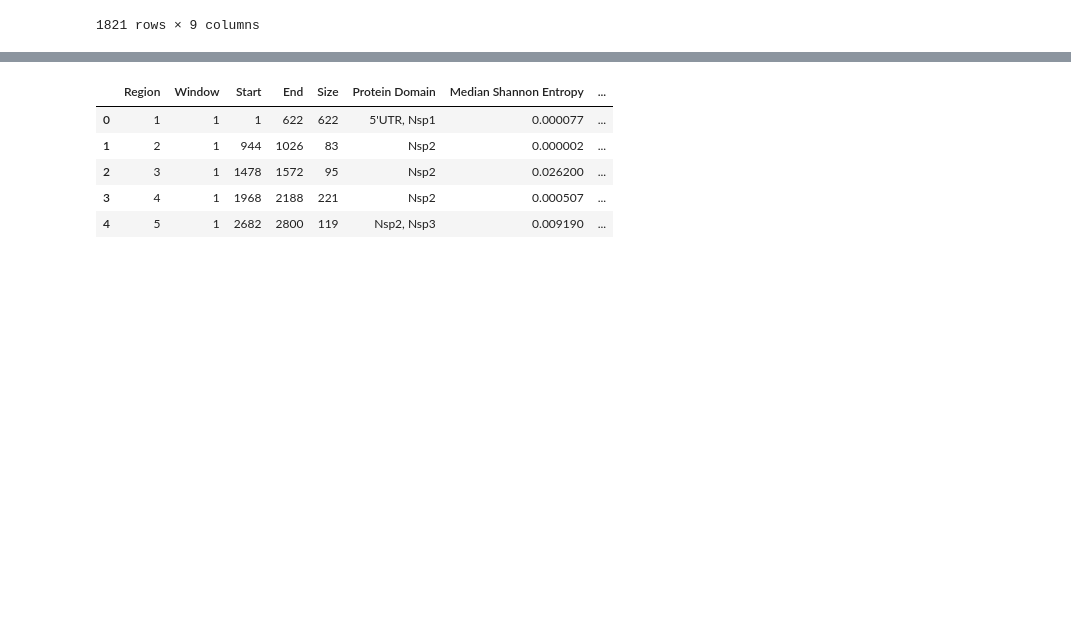
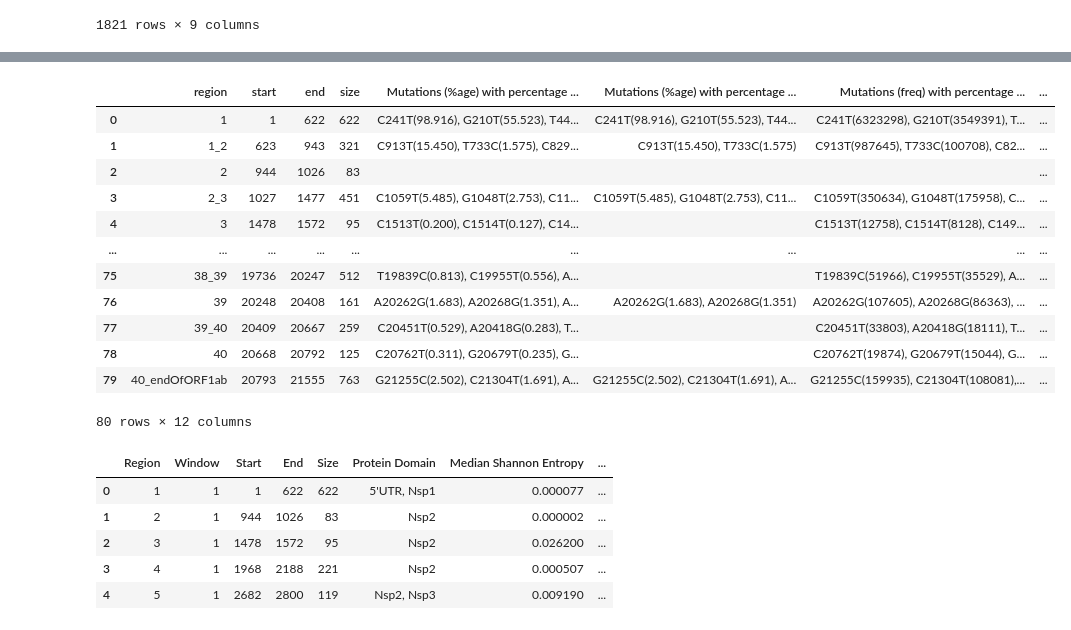
Before and after one commit to iamakhilverma/conserved_stretches_in_sars_cov2, a Jupyter notebook: notebooks_and_scripts/notebook_002.ipynb, the cells around one changed output, grey strips where cells are left out. Saved outputs shown, nothing was run; the diff lists cells and outputs as text; code cells hidden in the pictures; blank space fills up the shorter version.

Commit message:
Updated notebook 2 with random sampling (three ways) for 6 our of 8 matching region finding using mol cell paper

```diff
--- a/notebooks_and_scripts/notebook_002.ipynb
+++ b/notebooks_and_scripts/notebook_002.ipynb
@@ -795,0 +859,10 @@ df_per_pt1
+# %%
+df_orf1ab["Mutations (%age) with percentage abundance >= 0.1"] = ""
+df_orf1ab["Mutations (%age) with percentage abundance >= 1"] = ""
+df_orf1ab["Mutations (freq) with percentage abundance >= 0.1"] = ""
+df_orf1ab["Mutations (freq) with percentage abundance >= 1"] = ""
+df_orf1ab["Sum of mutations frequency with percentage abundance >= 0.1"] = 0
+df_orf1ab["Sum of mutations frequency with percentage abundance >= 1"] = 0
+df_orf1ab["Total mutations with percentage abundance >= 0.1"] = 0
+df_orf1ab["Total mutations with percentage abundance >= 1"] = 0
+df_orf1ab.head()
@@ -796,3 +939,22 @@ df_per_pt1
+# %%
+# df_orf1ab.to_csv(
+#     "../other_data_files/mutations_within_40_vs_others_in_orf1ab.csv", index=False
+# )
+df_orf1ab
+# %% [output]
+|  | region | start | end | size | Mutations (%age) with percentage ... | Mutations (%age) with percentage ... | Mutations (freq) with percentage ... | ... |
+| 0 | 1 | 1 | 622 | 622 | C241T(98.916), G210T(55.523), T44... | C241T(98.916), G210T(55.523), T44... | C241T(6323298), G210T(3549391), T... | ... |
+| 1 | 1_2 | 623 | 943 | 321 | C913T(15.450), T733C(1.575), C829... | C913T(15.450), T733C(1.575) | C913T(987645), T733C(100708), C82... | ... |
+| 2 | 2 | 944 | 1026 | 83 |  |  |  | ... |
+| 3 | 2_3 | 1027 | 1477 | 451 | C1059T(5.485), G1048T(2.753), C11... | C1059T(5.485), G1048T(2.753), C11... | C1059T(350634), G1048T(175958), C... | ... |
+| 4 | 3 | 1478 | 1572 | 95 | C1513T(0.200), C1514T(0.127), C14... |  | C1513T(12758), C1514T(8128), C149... | ... |
+| ... | ... | ... | ... | ... | ... | ... | ... | ... |
+| 75 | 38_39 | 19736 | 20247 | 512 | T19839C(0.813), C19955T(0.556), A... |  | T19839C(51966), C19955T(35529), A... | ... |
+| 76 | 39 | 20248 | 20408 | 161 | A20262G(1.683), A20268G(1.351), A... | A20262G(1.683), A20268G(1.351) | A20262G(107605), A20268G(86363), ... | ... |
+| 77 | 39_40 | 20409 | 20667 | 259 | C20451T(0.529), A20418G(0.283), T... |  | C20451T(33803), A20418G(18111), T... | ... |
+| 78 | 40 | 20668 | 20792 | 125 | C20762T(0.311), G20679T(0.235), G... |  | C20762T(19874), G20679T(15044), G... | ... |
+| 79 | 40_endOfORF1ab | 20793 | 21555 | 763 | G21255C(2.502), C21304T(1.691), A... | G21255C(2.502), C21304T(1.691), A... | G21255C(159935), C21304T(108081),... | ... |
+80 rows × 12 columns
 # %%
 df_mol_cell_supp["Mutations (%age) with percentage abundance >= 0.1"] = ""
 df_mol_cell_supp["Mutations (%age) with percentage abundance >= 1"] = ""
```
Also changed, not shown: parts of 13 cells of this notebook.
